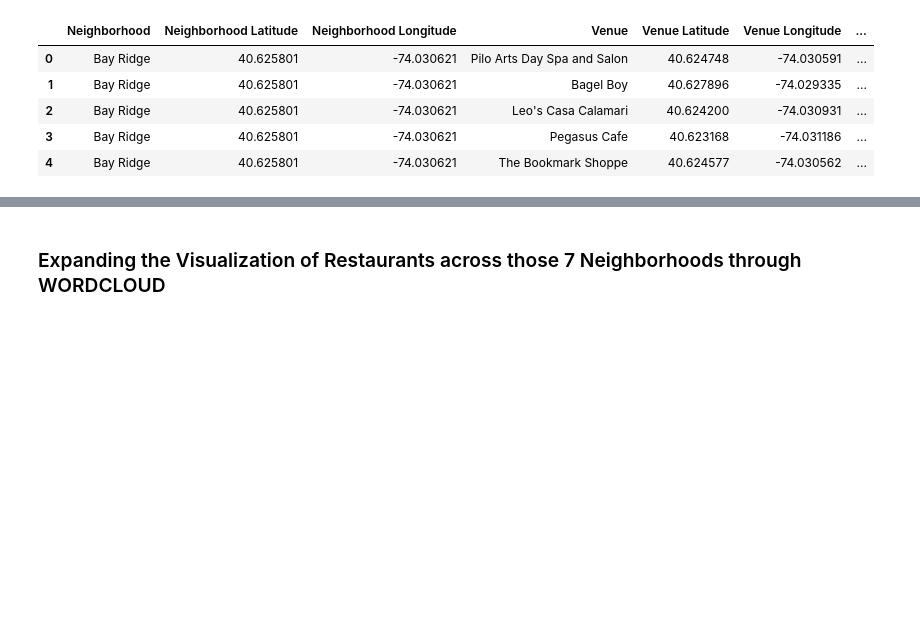
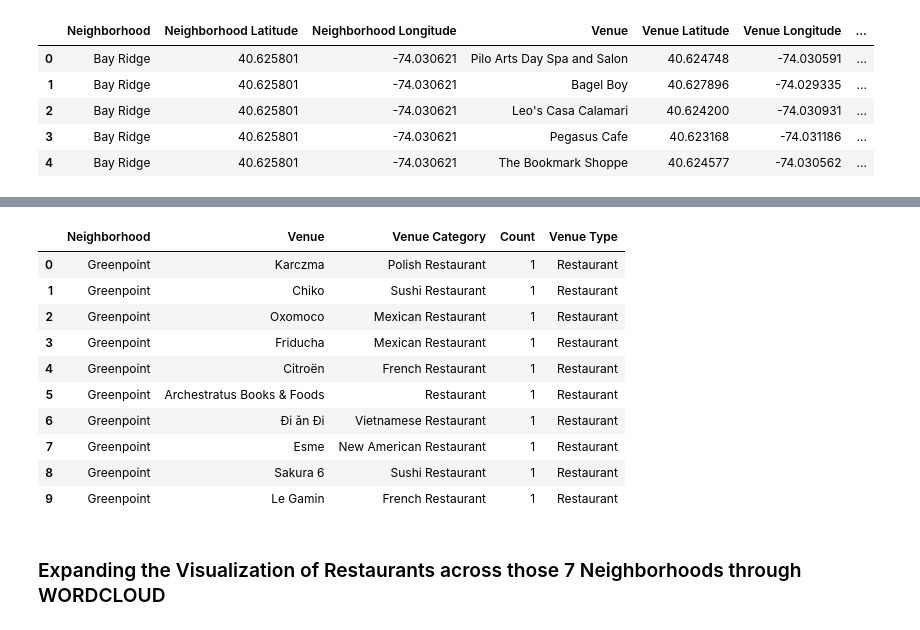
Before and after one commit to guptanandini5/Courseera-Capstone-Project, a Jupyter notebook: Capstone Project - The Battle of Neighborhoods.ipynb, the cells around one changed output, grey strips where cells are left out. Cells and saved outputs as stored; diff of their text form; code cells hidden in the pictures; blank space fills up the shorter version.

```diff
--- a/Capstone Project - The Battle of Neighborhoods.ipynb
+++ b/Capstone Project - The Battle of Neighborhoods.ipynb
@@ -370,5 +385,19 @@ brooklyn_venues_final.groupby('Neighborhood').count()
 | North Side | 25 | 25 | 25 | 25 |
 | South Side | 30 | 30 | 30 | 30 |
+# %%
+brooklyn_venues_final.head(10)
+# %% [output]
+|  | Neighborhood | Venue | Venue Category | Count | Venue Type |
+| 0 | Greenpoint | Karczma | Polish Restaurant | 1 | Restaurant |
+| 1 | Greenpoint | Chiko | Sushi Restaurant | 1 | Restaurant |
+| 2 | Greenpoint | Oxomoco | Mexican Restaurant | 1 | Restaurant |
+| 3 | Greenpoint | Friducha | Mexican Restaurant | 1 | Restaurant |
+| 4 | Greenpoint | Citroën | French Restaurant | 1 | Restaurant |
+| 5 | Greenpoint | Archestratus Books & Foods | Restaurant | 1 | Restaurant |
+| 6 | Greenpoint | Đi ăn Đi | Vietnamese Restaurant | 1 | Restaurant |
+| 7 | Greenpoint | Esme | New American Restaurant | 1 | Restaurant |
+| 8 | Greenpoint | Sakura 6 | Sushi Restaurant | 1 | Restaurant |
+| 9 | Greenpoint | Le Gamin | French Restaurant | 1 | Restaurant |
 # %% [markdown]
 ### Expanding the Visualization of Restaurants across those 7 Neighborhoods through WORDCLOUD
 # %%
```
Also changed, not shown: parts of 24 cells of this notebook.
